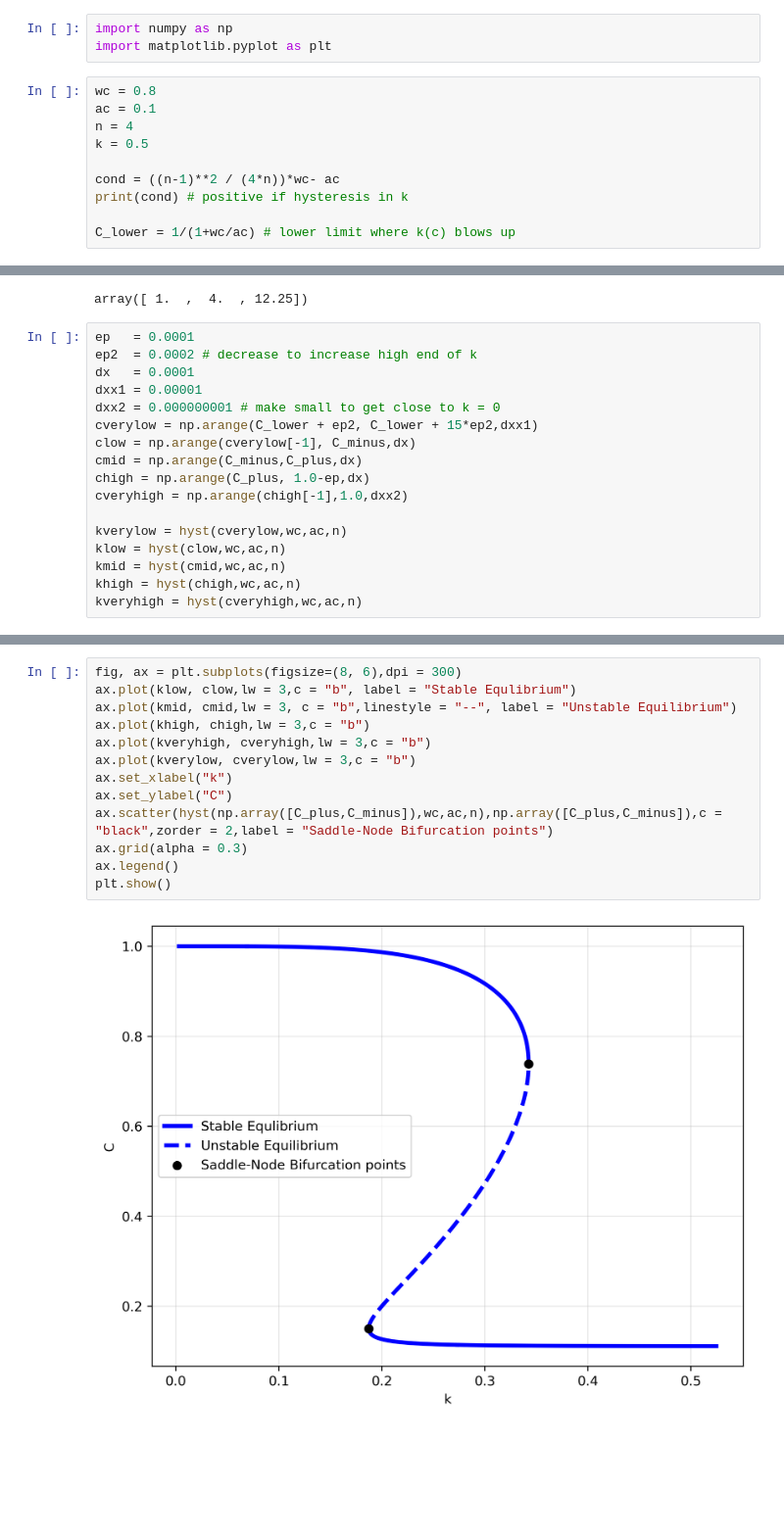
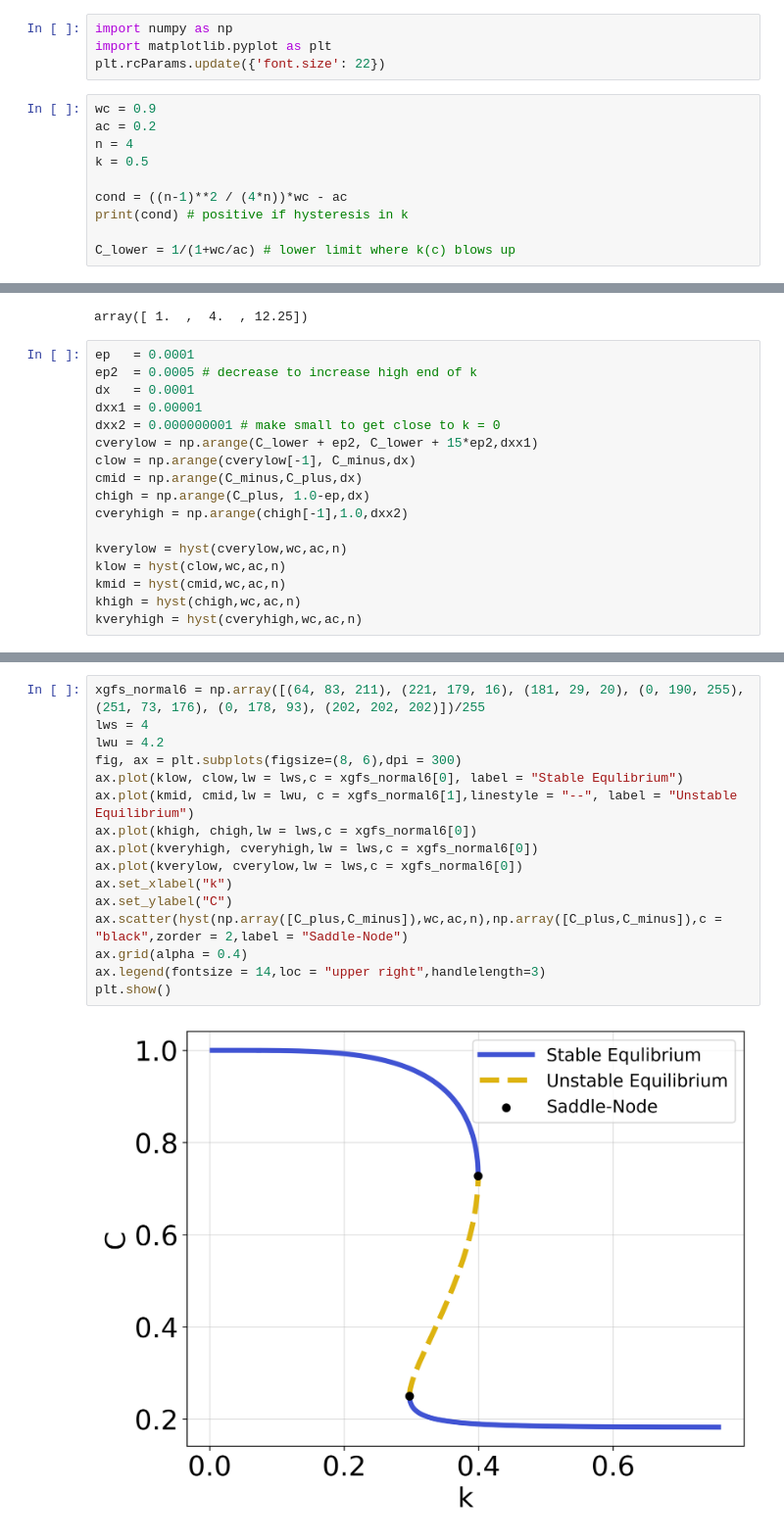
Before and after one commit to valentine-alia/MAE-6870, a Jupyter notebook: 1d_hysteresis_plotting.ipynb, the cells around one changed output, grey strips where cells are left out. Shown at 98% size. Saved outputs shown, nothing was run; the diff lists cells and outputs as text; blank space fills up the shorter version.

```diff
--- a/1d_hysteresis_plotting.ipynb
+++ b/1d_hysteresis_plotting.ipynb
@@ -1,13 +1,14 @@
 # %%
 import numpy as np
 import matplotlib.pyplot as plt
+plt.rcParams.update({'font.size': 22})
 # %%
-wc = 0.8
-ac = 0.1
+wc = 0.9
+ac = 0.2
 n = 4
 k = 0.5
 
-cond = ((n-1)**2 / (4*n))*wc- ac
+cond = ((n-1)**2 / (4*n))*wc - ac
 print(cond) # positive if hysteresis in k
 
 C_lower = 1/(1+wc/ac) # lower limit where k(c) blows up
@@ -33,7 +34,7 @@ np.array([1,2,3.5])**2
 array([ 1.  ,  4.  , 12.25])
 # %%
 ep   = 0.0001
-ep2  = 0.0002 # decrease to increase high end of k
+ep2  = 0.0005 # decrease to increase high end of k
 dx   = 0.0001
 dxx1 = 0.00001
 dxx2 = 0.000000001 # make small to get close to k = 0
@@ -59,15 +64,18 @@ np.float64(0.9998168123404814)
 # %%
+xgfs_normal6 = np.array([(64, 83, 211), (221, 179, 16), (181, 29, 20), (0, 190, 255), (251, 73, 176), (0, 178, 93), (202, 202, 202)])/255
+lws = 4
+lwu = 4.2
 fig, ax = plt.subplots(figsize=(8, 6),dpi = 300)
-ax.plot(klow, clow,lw = 3,c = "b", label = "Stable Equlibrium")
-ax.plot(kmid, cmid,lw = 3, c = "b",linestyle = "--", label = "Unstable Equilibrium")
-ax.plot(khigh, chigh,lw = 3,c = "b")
-ax.plot(kveryhigh, cveryhigh,lw = 3,c = "b")
-ax.plot(kverylow, cverylow,lw = 3,c = "b")
+ax.plot(klow, clow,lw = lws,c = xgfs_normal6[0], label = "Stable Equlibrium")
+ax.plot(kmid, cmid,lw = lwu, c = xgfs_normal6[1],linestyle = "--", label = "Unstable Equilibrium")
+ax.plot(khigh, chigh,lw = lws,c = xgfs_normal6[0])
+ax.plot(kveryhigh, cveryhigh,lw = lws,c = xgfs_normal6[0])
+ax.plot(kverylow, cverylow,lw = lws,c = xgfs_normal6[0])
 ax.set_xlabel("k")
 ax.set_ylabel("C")
-ax.scatter(hyst(np.array([C_plus,C_minus]),wc,ac,n),np.array([C_plus,C_minus]),c = "black",zorder = 2,label = "Saddle-Node Bifurcation points")
-ax.grid(alpha = 0.3)
-ax.legend()
+ax.scatter(hyst(np.array([C_plus,C_minus]),wc,ac,n),np.array([C_plus,C_minus]),c = "black",zorder = 2,label = "Saddle-Node")
+ax.grid(alpha = 0.4)
+ax.legend(fontsize = 14,loc = "upper right",handlelength=3)
 plt.show()
 # %% [output]
-[figure, old version]
+[figure, new version]
```
Also changed, not shown: parts of 5 cells of this notebook, 1 other file.
